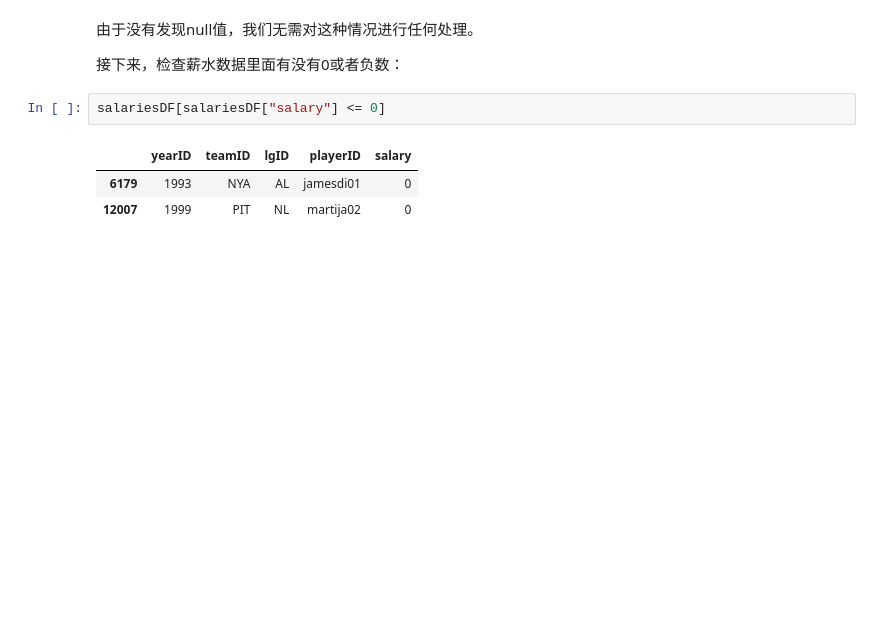
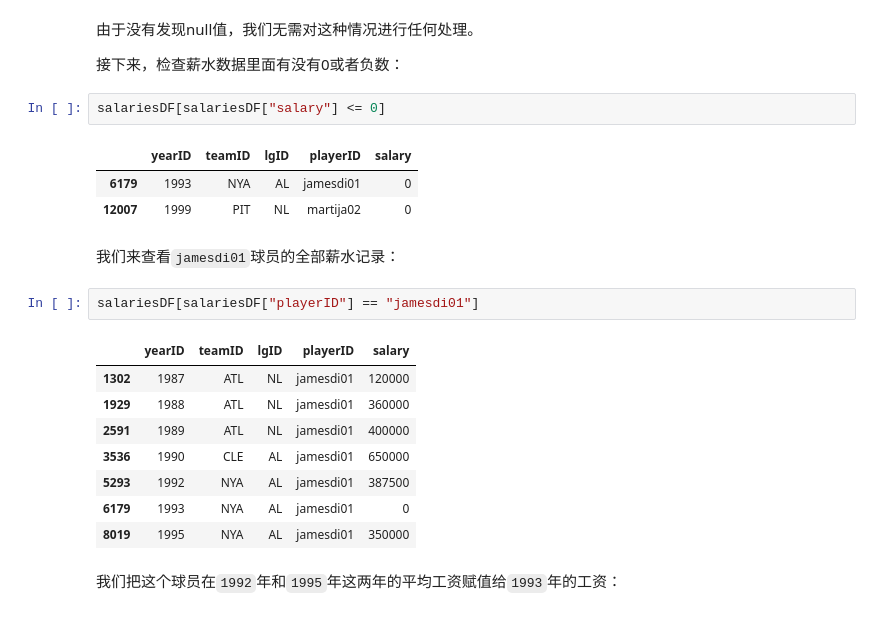
Before and after one commit to sunrise2075/ud-ml-basics-p4-dataset-investigation, a Jupyter notebook: data-report.ipynb, the cells around one changed output. Saved outputs shown, nothing was run; the diff lists cells and outputs as text; blank space fills up the shorter version.

```diff
--- a/data-report.ipynb
+++ b/data-report.ipynb
@@ -87,3 +85,18 @@ salariesDF[salariesDF["salary"] <= 0]
 |  | yearID | teamID | lgID | playerID | salary |
 | 6179 | 1993 | NYA | AL | jamesdi01 | 0 |
 | 12007 | 1999 | PIT | NL | martija02 | 0 |
+# %% [markdown]
+我们来查看`jamesdi01`球员的全部薪水记录：
+# %%
+salariesDF[salariesDF["playerID"] == "jamesdi01"]
+# %% [output]
+|  | yearID | teamID | lgID | playerID | salary |
+| 1302 | 1987 | ATL | NL | jamesdi01 | 120000 |
+| 1929 | 1988 | ATL | NL | jamesdi01 | 360000 |
+| 2591 | 1989 | ATL | NL | jamesdi01 | 400000 |
+| 3536 | 1990 | CLE | AL | jamesdi01 | 650000 |
+| 5293 | 1992 | NYA | AL | jamesdi01 | 387500 |
+| 6179 | 1993 | NYA | AL | jamesdi01 | 0 |
+| 8019 | 1995 | NYA | AL | jamesdi01 | 350000 |
+# %% [markdown]
+我们把这个球员在`1992`年和`1995`年这两年的平均工资赋值给`1993`年的工资：
```
Also changed, not shown: parts of 18 cells of this notebook.
